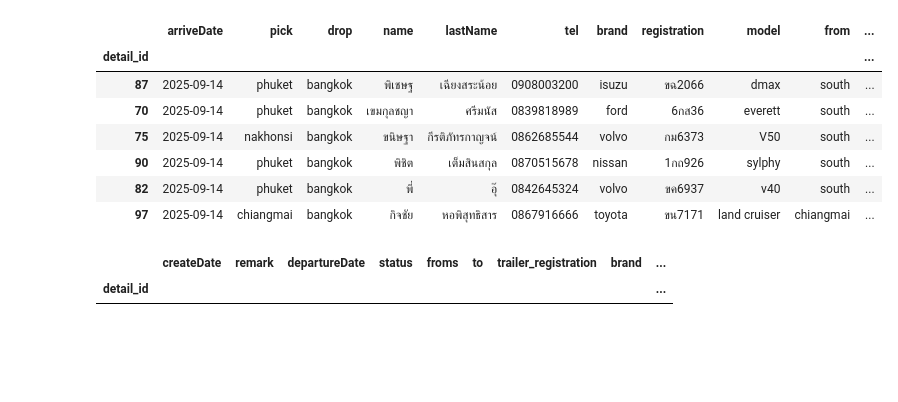
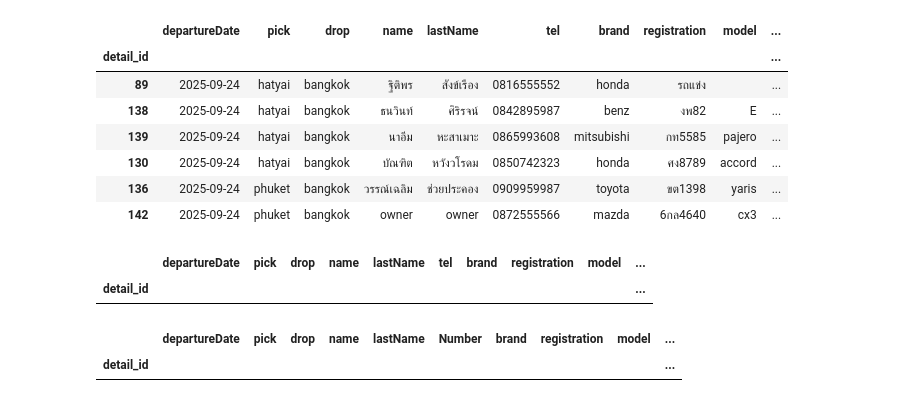
Before and after one commit to toatpor/trailor, a Jupyter notebook: dataAnalyst/data.analyst.ipynb, the cells around one changed output. Drawn from its saved outputs; the diff is of its cells as text; code cells hidden in the pictures; blank space fills up the shorter version.

```diff
--- a/dataAnalyst/data.analyst.ipynb
+++ b/dataAnalyst/data.analyst.ipynb
@@ -139,23 +152,28 @@ pending.style.apply(highlight_rows, axis=1)
 # %%
-depart = detail.drop(columns=['createDate_x','route','createDate_y','sex']).query('departureDate.dt.date <= @current_date and status == "depart"').set_index('detail_id').sort_values('drop')
-# depart.reindex(columns=['departureDate', "arriveDate","pick",'drop','name','lastName','tel','brand','registration','model','from','to','trailer_registration','remark'])
+depart = detail.drop(columns=['createDate_x','route','createDate_y','sex']).query('departureDate.dt.date <= @current_date and status == "depart"').set_index('detail_id').sort_values('pick')
+depart.departureDate = depart.departureDate.dt.date
+depart.reindex(columns=['departureDate',"pick",'drop','name','lastName','tel','brand','registration','model','from','to','trailer_registration','remark']).style
+# %% [output]
+|  | departureDate | pick | drop | name | lastName | tel | brand | registration | model | ... |
+| detail_id |  |  |  |  |  |  |  |  |  | ... |
+| 89 | 2025-09-24 | hatyai | bangkok | ฐิติพร | สังข์เรือง | 0816555552 | honda | รถแข่ง |  | ... |
+| 138 | 2025-09-24 | hatyai | bangkok | ธนวินท์ | ศิริรจน์ | 0842895987 | benz | งพ82 | E | ... |
+| 139 | 2025-09-24 | hatyai | bangkok | นาอีม | หะสาเมาะ | 0865993608 | mitsubishi | กท5585 | pajero | ... |
+| 130 | 2025-09-24 | hatyai | bangkok | บัณฑิต | หวังวโรดม | 0850742323 | honda | ศง8789 | accord | ... |
+| 136 | 2025-09-24 | phuket | bangkok | วรรณ์เฉลิม | ช่วยประคอง | 0909959987 | toyota | ขต1398 | yaris | ... |
+| 142 | 2025-09-24 | phuket | bangkok | owner | owner | 0872555566 | mazda | 6กล4640 | cx3 | ... |
 # %%
 south_date = current_date - pd.Timedelta(days=1)
-arrived = detail.query('status == "arrived" & arriveDate.dt.date == @current_date').drop(columns=['route','departureDate','sex','createDate_x','createDate_y']).set_index('detail_id')
-arrived.reindex(columns=['arriveDate',"pick",'drop','name','lastName','tel','brand','registration','model','from','to','trailer_registration','remark'])
+arrived = detail.query('status == "arrived" & arriveDate.dt.date == @current_date and  arriveDate.dt.date >= @south_date' ).drop(columns=['route','sex','createDate_x','createDate_y']).set_index('detail_id')
+arrived.departureDate = arrived.departureDate.dt.date
+arrived.reindex(columns=['departureDate',"pick",'drop','name','lastName','tel','brand','registration','model','from','to','trailer_registration','remark']).sort_values(['to','drop']).style
 # %% [output]
-|  | arriveDate | pick | drop | name | lastName | tel | brand | registration | model | from | ... |
-| detail_id |  |  |  |  |  |  |  |  |  |  | ... |
-| 87 | 2025-09-14 | phuket | bangkok | พิเชษฐ | เฉียงสระน้อย | 0908003200 | isuzu | ขฉ2066 | dmax | south | ... |
-| 70 | 2025-09-14 | phuket | bangkok | เขมกุลชญา | ศรีมนัส | 0839818989 | ford | 6กส36 | everett | south | ... |
-| 75 | 2025-09-14 | nakhonsi | bangkok | ขนิษฐา | กีรติภัทรกาญจน์ | 0862685544 | volvo | กม6373 | V50 | south | ... |
-| 90 | 2025-09-14 | phuket | bangkok | พิชิต | เต็มสินสกุล | 0870515678 | nissan | 1กถ926 | sylphy | south | ... |
-| 82 | 2025-09-14 | phuket | bangkok | พี่ | อุ๊ | 0842645324 | volvo | ขค6937 | v40 | south | ... |
-| 97 | 2025-09-14 | chiangmai | bangkok | กิจชัย | หอพิสุทธิสาร | 0867916666 | toyota | ขน7171 | land cruiser | chiangmai | ... |
+|  | departureDate | pick | drop | name | lastName | tel | brand | registration | model | ... |
+| detail_id |  |  |  |  |  |  |  |  |  | ... |
 # %%
 today_booking = details.drop(columns=['createDate_y']).set_index('detail_id').rename(columns={"createDate_x": "createDate"}).query('createDate.dt.date == @current_date')
-today_booking
+today_booking.reindex(columns=['departureDate',"pick",'drop','name','lastName','Number','brand','registration','model','froms','to','trailer_registration','remark'])
 # %% [output]
-|  | createDate | remark | departureDate | status | froms | to | trailer_registration | brand | ... |
-| detail_id |  |  |  |  |  |  |  |  | ... |
+|  | departureDate | pick | drop | name | lastName | Number | brand | registration | model | ... |
+| detail_id |  |  |  |  |  |  |  |  |  | ... |
 # %%
```
Also changed, not shown: parts of 8 cells of this notebook, 14 other files.
